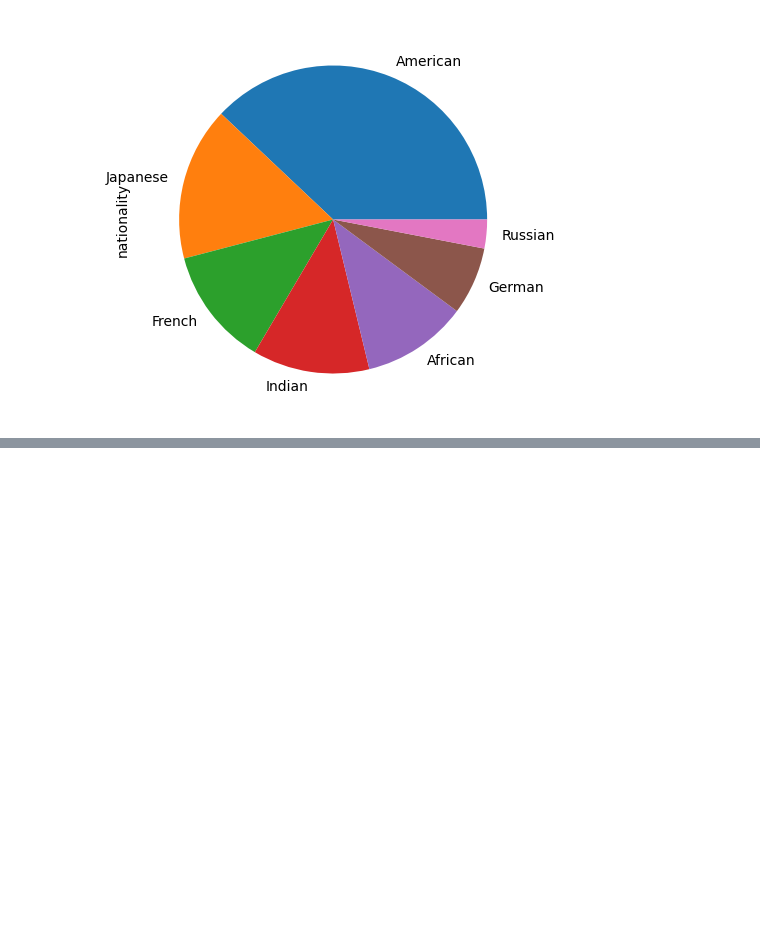
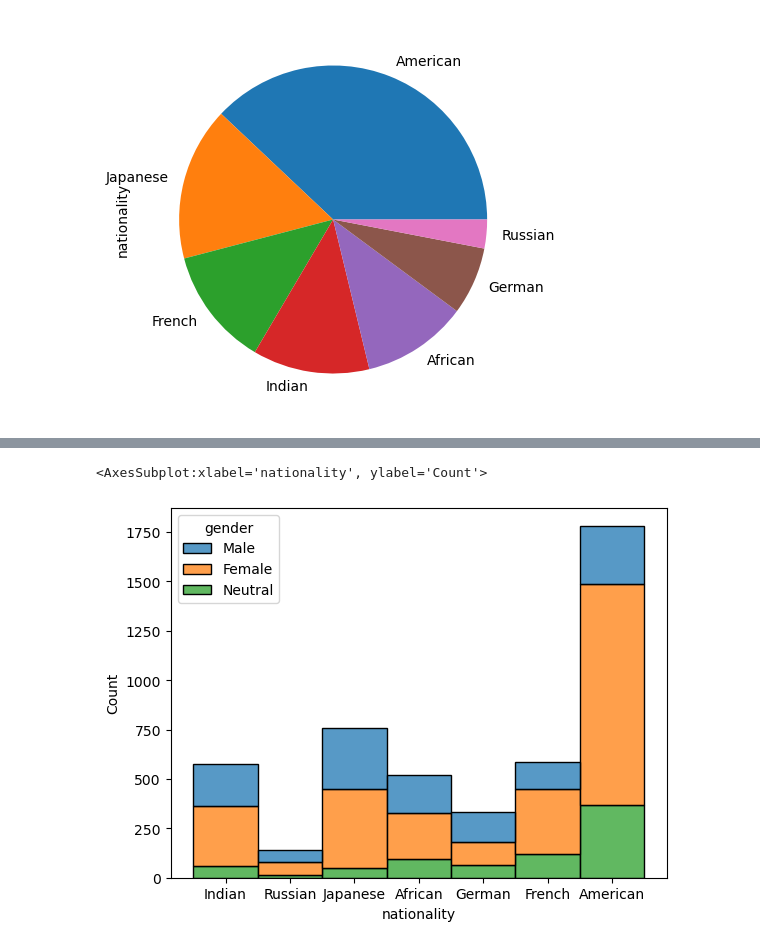
Before and after one commit to fratambot/name-clf, a Jupyter notebook: notebooks/EDA.ipynb, the cells around one changed output, grey strips where cells are left out. Cells and saved outputs as stored; diff of their text form; code cells hidden in the pictures; blank space fills up the shorter version.

```diff
--- a/notebooks/EDA.ipynb
+++ b/notebooks/EDA.ipynb
@@ -90,0 +132,5 @@ print(raw_data.loc[raw_data["nationality"]=="French"])
+# %%
+sns.histplot(data=raw_data, x="nationality", hue="gender", multiple="stack")
+# %% [output]
+<AxesSubplot:xlabel='nationality', ylabel='Count'>
+[figure, added]
```
Also changed, not shown: parts of 7 cells of this notebook, 4 other files.
